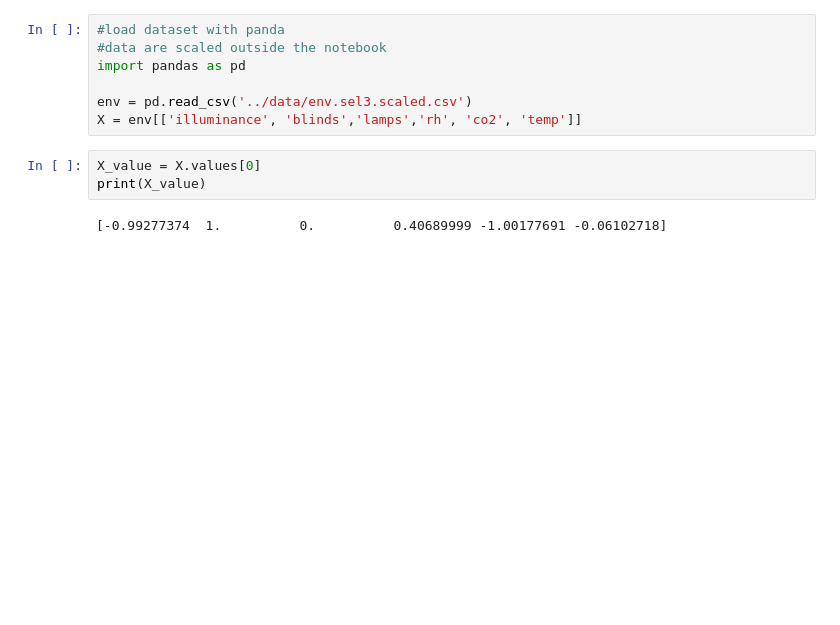
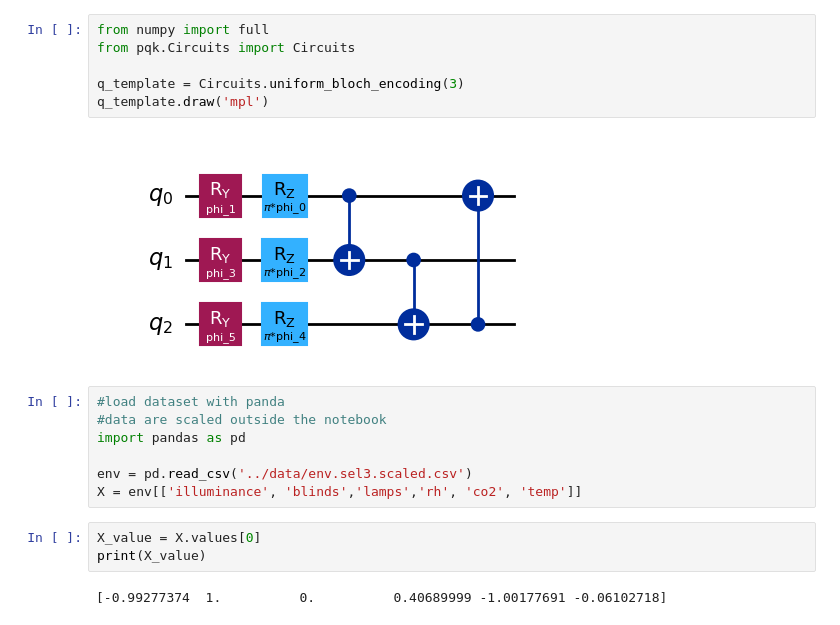
Before and after one commit to fdamore/QK, a Jupyter notebook: notebooks/validation.ipynb, the cells around one changed output. Cells and saved outputs as stored; diff of their text form; blank space fills up the shorter version.

```diff
--- a/notebooks/validation.ipynb
+++ b/notebooks/validation.ipynb
@@ -21,3 +45,11 @@ q_template.draw('mpl')
+# %%
+from numpy import full
+from pqk.Circuits import Circuits
+
+q_template = Circuits.uniform_bloch_encoding(3)
+q_template.draw('mpl')
+# %% [output]
+[figure, added]
 # %%
 #load dataset with panda
 #data are scaled outside the notebook
```
Also changed, not shown: parts of 4 cells of this notebook, 1 other file.
